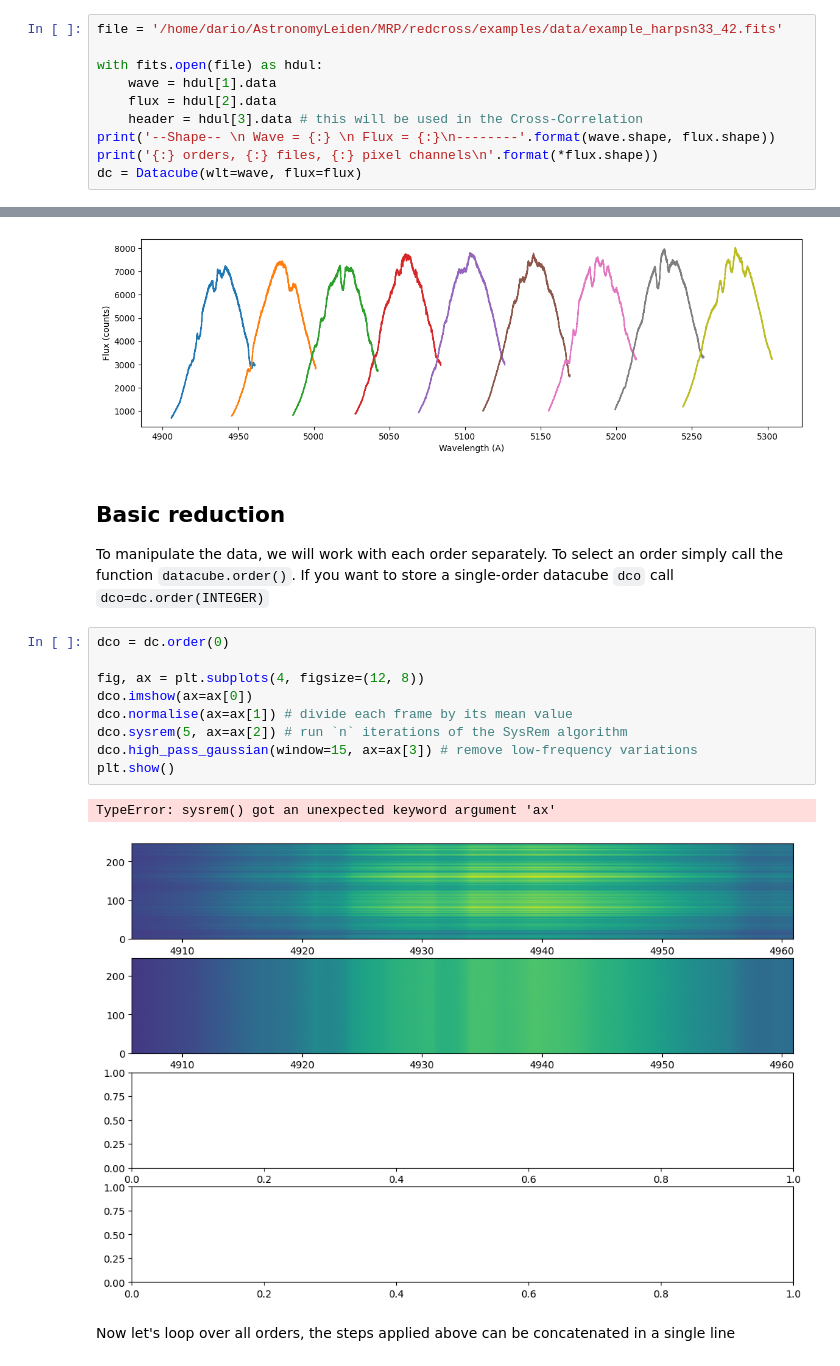
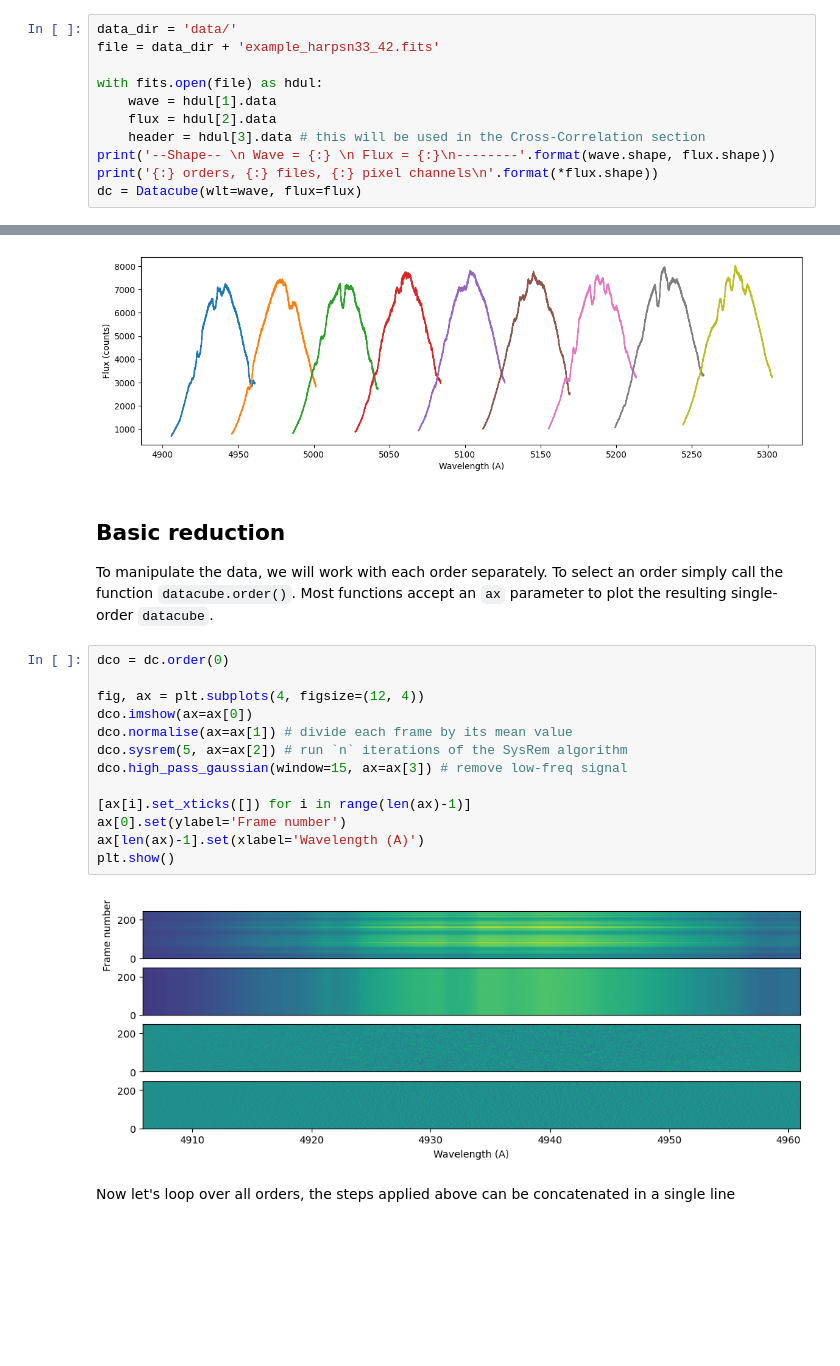
Before and after one commit to DGonzalezPicos/redcross, a Jupyter notebook: docs/source/notebooks/init_datacube.ipynb, the cells around one changed output, grey strips where cells are left out. Saved outputs shown, nothing was run; the diff lists cells and outputs as text; blank space fills up the shorter version.

```diff
--- a/docs/source/notebooks/init_datacube.ipynb
+++ b/docs/source/notebooks/init_datacube.ipynb
@@ -18,12 +18,13 @@ To follow the example download the FITS file from [link](https://drive.google.co
 Or load your own data containing a *wavelength* vector (nOrders, nPixels) and a *flux* vector with shape
 (nOrders, nFrames, nPixels).
 # %%
-file = '/home/dario/AstronomyLeiden/MRP/redcross/examples/data/example_harpsn33_42.fits'
+data_dir = 'data/'
+file = data_dir + 'example_harpsn33_42.fits'
 
 with fits.open(file) as hdul:
     wave = hdul[1].data
     flux = hdul[2].data
-    header = hdul[3].data # this will be used in the Cross-Correlation
+    header = hdul[3].data # this will be used in the Cross-Correlation section
 print('--Shape-- \n Wave = {:} \n Flux = {:}\n--------'.format(wave.shape, flux.shape))
 print('{:} orders, {:} files, {:} pixel channels\n'.format(*flux.shape))
 dc = Datacube(wlt=wave, flux=flux)
@@ -47,19 +48,22 @@ plt.show()
 [figure]
 # %% [markdown]
 ## Basic reduction
-To manipulate the data, we will work with each order separately. To select an order simply call the function `datacube.order()`. If you want to store a single-order datacube `dco` call `dco=dc.order(INTEGER)`
+To manipulate the data, we will work with each order separately. To select an order simply call the function `datacube.order()`. Most functions accept an `ax` parameter to plot the resulting single-order `datacube`.
 # %%
 dco = dc.order(0)
 
-fig, ax = plt.subplots(4, figsize=(12, 8))
+fig, ax = plt.subplots(4, figsize=(12, 4))
 dco.imshow(ax=ax[0])
 dco.normalise(ax=ax[1]) # divide each frame by its mean value
 dco.sysrem(5, ax=ax[2]) # run `n` iterations of the SysRem algorithm
-dco.high_pass_gaussian(window=15, ax=ax[3]) # remove low-frequency variations
+dco.high_pass_gaussian(window=15, ax=ax[3]) # remove low-freq signal
+
+[ax[i].set_xticks([]) for i in range(len(ax)-1)]
+ax[0].set(ylabel='Frame number')
+ax[len(ax)-1].set(xlabel='Wavelength (A)')
 plt.show()
 # %% [output]
-TypeError: sysrem() got an unexpected keyword argument 'ax'
-[figure, old version]
+[figure, new version]
 # %% [markdown]
 Now let's loop over all orders, the steps applied above can be concatenated in a single line
 # %%
```
Also changed, not shown: parts of 12 cells of this notebook, 4 other files.
